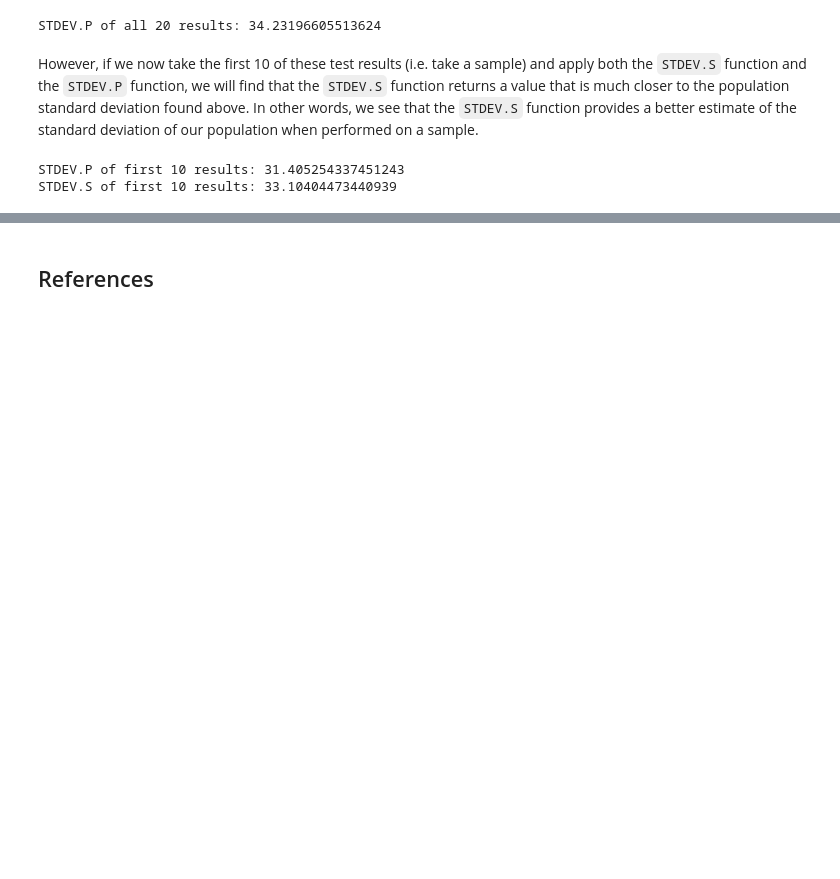
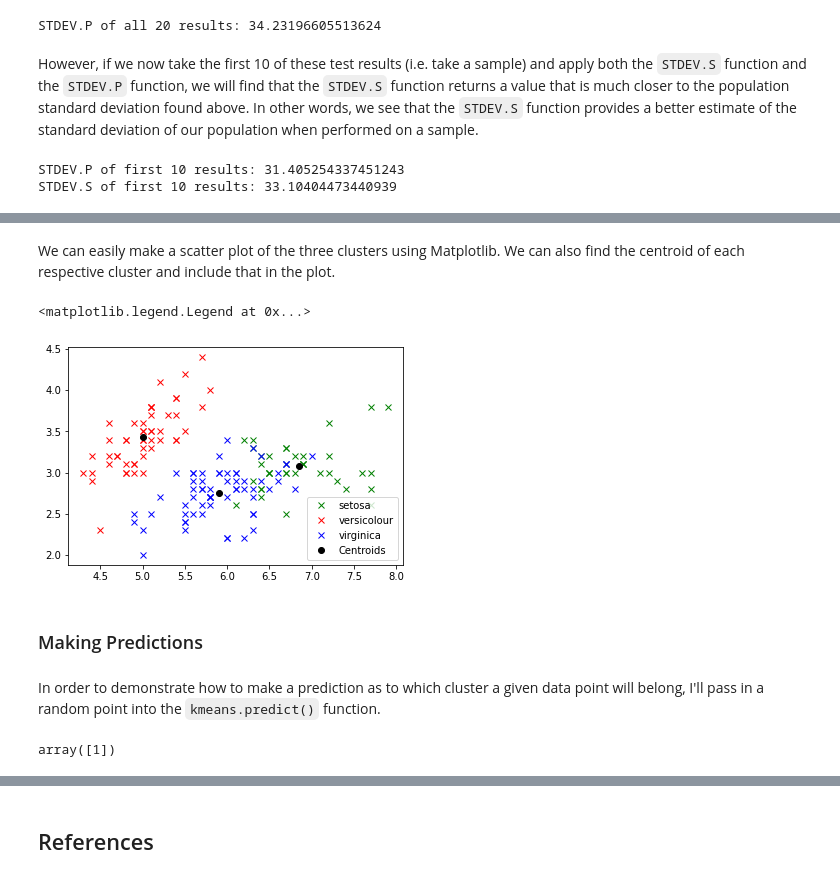
Before and after one commit to daniel-keogh/emerging-tech-tasks, a Jupyter notebook: Emerging Technologies Tasks.ipynb, the cells around one changed output, grey strips where cells are left out. Cells and saved outputs as stored; diff of their text form; code cells hidden in the pictures; blank space fills up the shorter version.

```diff
--- a/Emerging Technologies Tasks.ipynb
+++ b/Emerging Technologies Tasks.ipynb
@@ -246,0 +265,9 @@ STDEV.S of first 10 results: 33.10404473440939
+# %%
+import numpy as np
+import matplotlib.pyplot as plt
+import sklearn.cluster as skcl
+from sklearn.datasets import load_iris
+
+# Read in the data
+# Ref: https://scikit-learn.org/stable/modules/generated/sklearn.datasets.load_iris.html
+iris = load_iris()
@@ -246,0 +288,2 @@ STDEV.S of first 10 results: 33.10404473440939
+# %%
+kmeans = skcl.KMeans(n_clusters=3).fit(iris.data)
@@ -246,0 +302,30 @@ STDEV.S of first 10 results: 33.10404473440939
+# %% [markdown]
+We can easily make a scatter plot of the three clusters using Matplotlib. We can also find the centroid of each respective cluster and include that in the plot.
+# %%
+# Plot the data set
+plt.plot(iris.data[kmeans.labels_ == 0][:,0], iris.data[kmeans.labels_ == 0][:,1], 'gx', label = 'setosa')
+plt.plot(iris.data[kmeans.labels_ == 1][:,0], iris.data[kmeans.labels_ == 1][:,1], 'rx', label = 'versicolour')
+plt.plot(iris.data[kmeans.labels_ == 2][:,0], iris.data[kmeans.labels_ == 2][:,1], 'bx', label = 'virginica')
+
+# Plot the centroids of the clusters
+plt.plot(kmeans.cluster_centers_[:,0], kmeans.cluster_centers_[:,1], 'ko', label = 'Centroids')
+
+plt.legend()
+# %% [output]
+<matplotlib.legend.Legend at 0x...>
+[figure, added]
+# %% [markdown]
+### Making Predictions
+# %% [markdown]
+In order to demonstrate how to make a prediction as to which cluster a given data point will belong, I'll pass in a random point into the `kmeans.predict()` function.
+# %%
+# Create a random test value
+newvals = np.array([
+    [4.6, 4.2, 1.3, 0.3]
+])
+
+predictions = kmeans.predict(newvals)
+
+predictions
+# %% [output]
+array([1])
```
Also changed, not shown: parts of 15 cells of this notebook.
